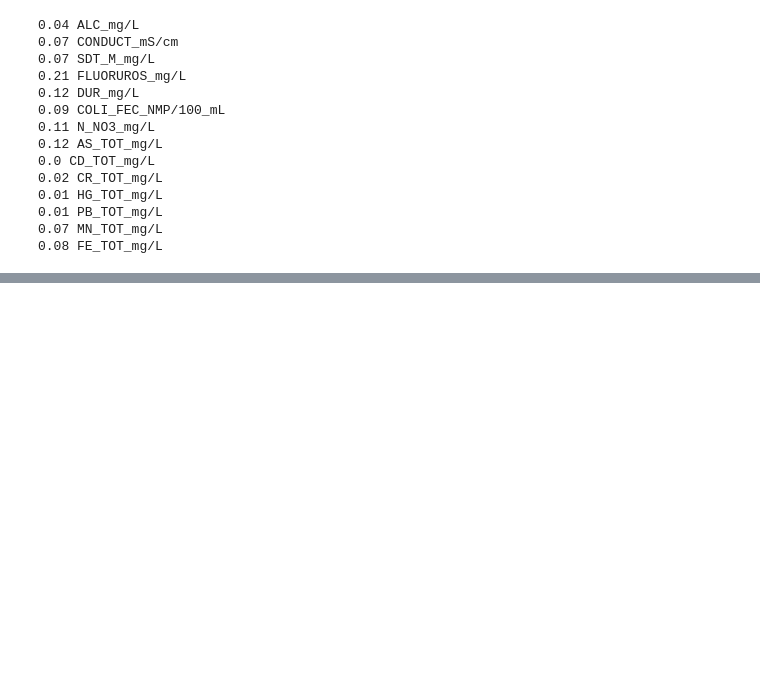
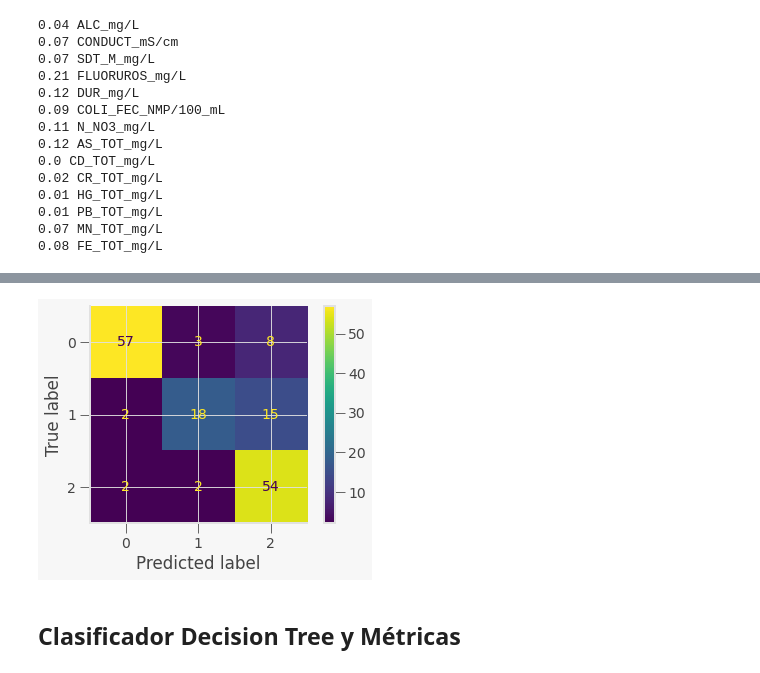
Before and after one commit to PosgradoMNA/actividades-del-projecto-cad_equipo_18, a Jupyter notebook: Equipo_18_Entrega_2_Aguas_Subterraneas.ipynb, the cells around one changed output, grey strips where cells are left out. Drawn from its saved outputs; the diff is of its cells as text; code cells hidden in the pictures; blank space fills up the shorter version.

```diff
--- a/Equipo_18_Entrega_2_Aguas_Subterraneas.ipynb
+++ b/Equipo_18_Entrega_2_Aguas_Subterraneas.ipynb
@@ -1122,3 +1139,12 @@ y_pred_rf = rnd_clf.predict(X_test)
+# %%
+cm = confusion_matrix(y_test,y_pred_rf)
+displ = ConfusionMatrixDisplay(confusion_matrix=cm)
+displ.plot()
+plt.show()
+# %% [output]
+[figure, added]
+# %% [markdown]
+## Clasificador Decision Tree y Métricas
 # %%
 tree_clf = DecisionTreeClassifier(max_depth=2, random_state=42)
 tree_clf.fit(X_train, y_train)
```
Also changed, not shown: parts of 6 cells of this notebook.
